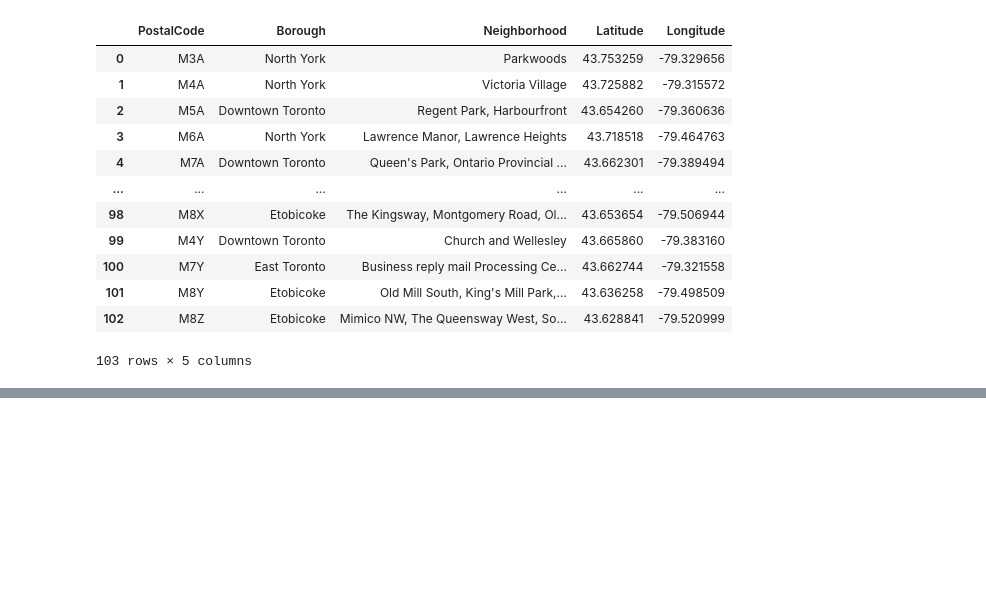
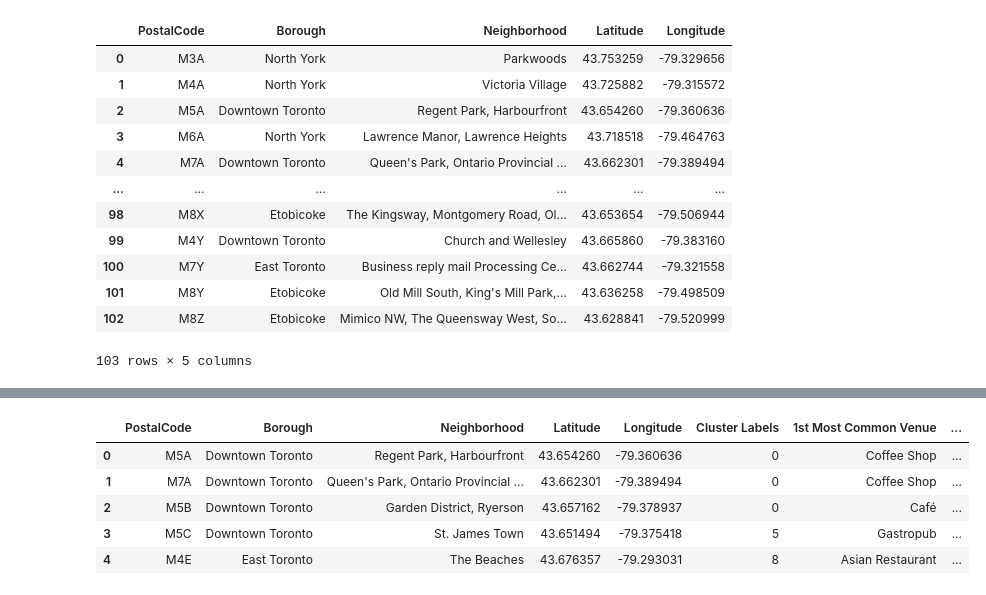
Before and after one commit to saadmehboob/github-example, a Jupyter notebook: for publish.ipynb, the cells around one changed output, grey strips where cells are left out. Saved outputs shown, nothing was run; the diff lists cells and outputs as text; code cells hidden in the pictures; blank space fills up the shorter version.

```diff
--- a/for publish.ipynb
+++ b/for publish.ipynb
@@ -113,0 +329,24 @@ ready_df
+# %%
+def return_most_common_venues(row, num_top_venues):
+    row_categories = row.iloc[1:]
+    row_categories_sorted = row_categories.sort_values(ascending=False)
+    return row_categories_sorted.index.values[0:num_top_venues]
+# %%
+import numpy as np
+num_top_venues = 10
+indicators = ['st', 'nd', 'rd']
+
+columns = ['Neighborhood']
+for ind in np.arange(num_top_venues):
+    try:
+        columns.append('{}{} Most Common Venue'.format(ind+1, indicators[ind]))
+    except:
+        columns.append('{}th Most Common Venue'.format(ind+1))
+
+neighborhoods_venues_sorted = pd.DataFrame(columns=columns)
+neighborhoods_venues_sorted['Neighborhood'] = toronto_grouped['Neighborhood']
+
+for ind in np.arange(toronto_grouped.shape[0]):
+    neighborhoods_venues_sorted.iloc[ind, 1:] = return_most_common_venues(toronto_grouped.iloc[ind, :], num_top_venues)
+
+neighborhoods_venues_sorted.shape
@@ -113,0 +362,6 @@ ready_df
+# %%
+kclusters = 10
+toronto_grouped_clustering = toronto_grouped.drop('Neighborhood', 1)
+kmeans = KMeans(n_clusters=kclusters, random_state=1).fit(toronto_grouped_clustering)
+print(kmeans.labels_[0:10])
+print(len(kmeans.labels_))
@@ -113,0 +380,13 @@ ready_df
+# %%
+neighborhoods_venues_sorted.insert(0, 'Cluster Labels', kmeans.labels_)
+toronto_merged = df
+toronto_merged = toronto_merged.join(neighborhoods_venues_sorted.set_index('Neighborhood'), on='Neighborhood')
+
+toronto_merged.head()
+# %% [output]
+|  | PostalCode | Borough | Neighborhood | Latitude | Longitude | Cluster Labels | 1st Most Common Venue | ... |
+| 0 | M5A | Downtown Toronto | Regent Park, Harbourfront | 43.654260 | -79.360636 | 0 | Coffee Shop | ... |
+| 1 | M7A | Downtown Toronto | Queen's Park, Ontario Provincial ... | 43.662301 | -79.389494 | 0 | Coffee Shop | ... |
+| 2 | M5B | Downtown Toronto | Garden District, Ryerson | 43.657162 | -79.378937 | 0 | Café | ... |
+| 3 | M5C | Downtown Toronto | St. James Town | 43.651494 | -79.375418 | 5 | Gastropub | ... |
+| 4 | M4E | East Toronto | The Beaches | 43.676357 | -79.293031 | 8 | Asian Restaurant | ... |
```
Also changed, not shown: parts of 21 cells of this notebook.
